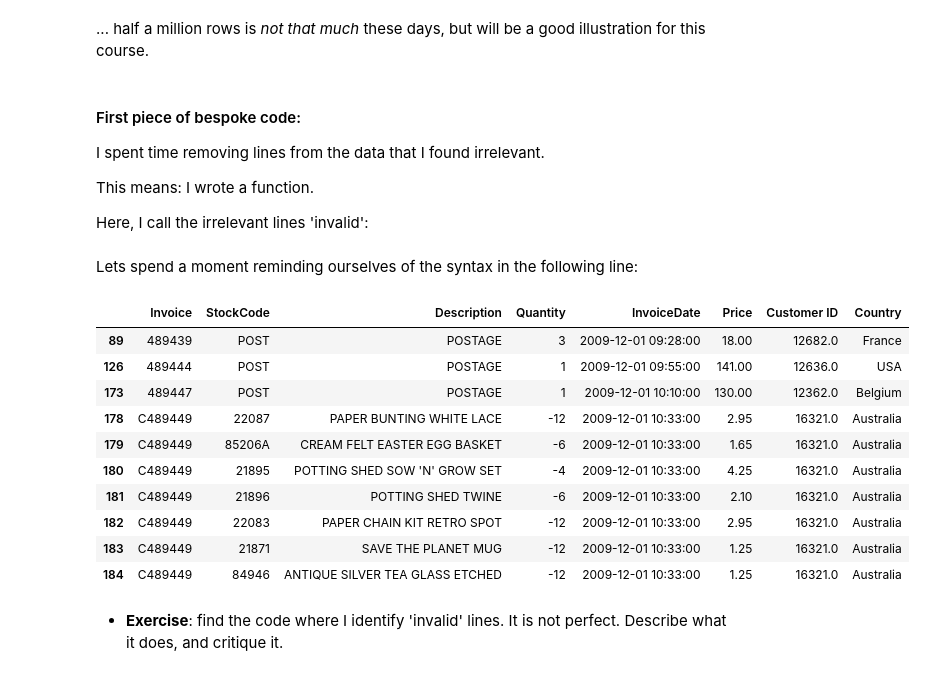
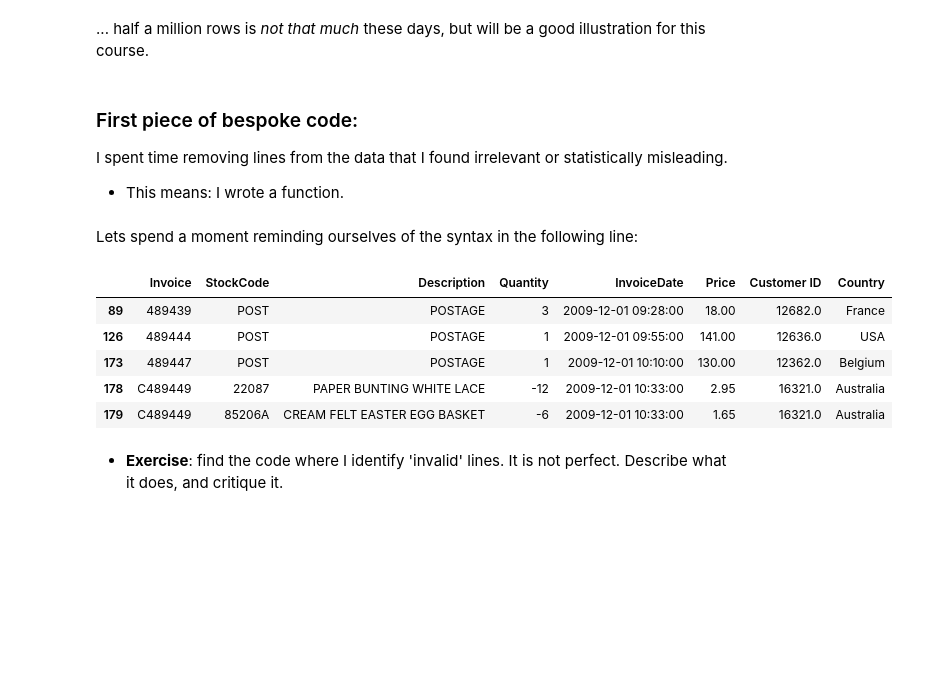
Before and after one commit to jeremy-large/ox-sbs-ml-bd, a Jupyter notebook: notebooks/Week_1.ipynb, the cells around one changed output. Drawn from its saved outputs; the diff is of its cells as text; code cells hidden in the pictures; blank space fills up the shorter version.

```diff
--- a/notebooks/Week_1.ipynb
+++ b/notebooks/Week_1.ipynb
@@ -288,10 +288,8 @@ df.describe()
 # %% [markdown]
 ... half a million rows is _not that much_ these days, but will be a good illustration for this course.
 # %% [markdown]
-#### First piece of bespoke code:
+### First piece of bespoke code:
 
-I spent time removing lines from the data that I found irrelevant.
+I spent time removing lines from the data that I found irrelevant or statistically misleading.
 
-This means: I wrote a function.
-
-Here, I call the irrelevant lines 'invalid':
+* This means: I wrote a function.
@@ -300,19 +299,14 @@ invalids = stock_codes.invalid_series(df)
 # %% [markdown]
 Lets spend a moment reminding ourselves of the syntax in the following line:
 # %%
-df.loc[invalids].head(10)
+df.loc[invalids].head()
 # %% [output]
 |  | Invoice | StockCode | Description | Quantity | InvoiceDate | Price | Customer ID | Country |
 | 89 | 489439 | POST | POSTAGE | 3 | 2009-12-01 09:28:00 | 18.00 | 12682.0 | France |
 | 126 | 489444 | POST | POSTAGE | 1 | 2009-12-01 09:55:00 | 141.00 | 12636.0 | USA |
 | 173 | 489447 | POST | POSTAGE | 1 | 2009-12-01 10:10:00 | 130.00 | 12362.0 | Belgium |
 | 178 | C489449 | 22087 | PAPER BUNTING WHITE LACE | -12 | 2009-12-01 10:33:00 | 2.95 | 16321.0 | Australia |
 | 179 | C489449 | 85206A | CREAM FELT EASTER EGG BASKET | -6 | 2009-12-01 10:33:00 | 1.65 | 16321.0 | Australia |
-| 180 | C489449 | 21895 | POTTING SHED SOW 'N' GROW SET | -4 | 2009-12-01 10:33:00 | 4.25 | 16321.0 | Australia |
-| 181 | C489449 | 21896 | POTTING SHED TWINE | -6 | 2009-12-01 10:33:00 | 2.10 | 16321.0 | Australia |
-| 182 | C489449 | 22083 | PAPER CHAIN KIT RETRO SPOT | -12 | 2009-12-01 10:33:00 | 2.95 | 16321.0 | Australia |
-| 183 | C489449 | 21871 | SAVE THE PLANET MUG | -12 | 2009-12-01 10:33:00 | 1.25 | 16321.0 | Australia |
-| 184 | C489449 | 84946 | ANTIQUE SILVER TEA GLASS ETCHED | -12 | 2009-12-01 10:33:00 | 1.25 | 16321.0 | Australia |
 # %% [markdown]
  * **Exercise**: find the code where I identify 'invalid' lines. It is not perfect. Describe what it does, and critique it.
 # %% [markdown]
```
Also changed, not shown: parts of 4 cells of this notebook.
